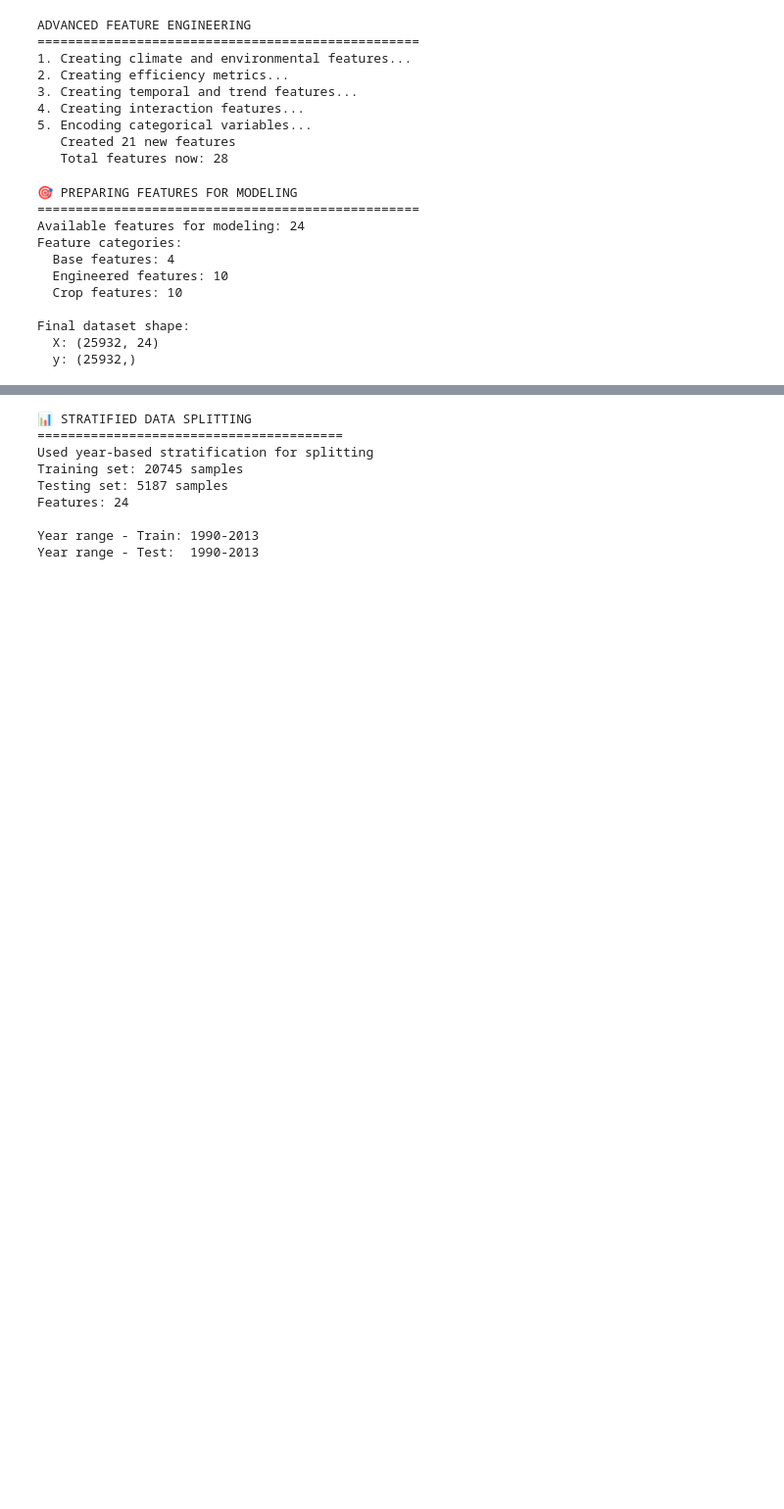
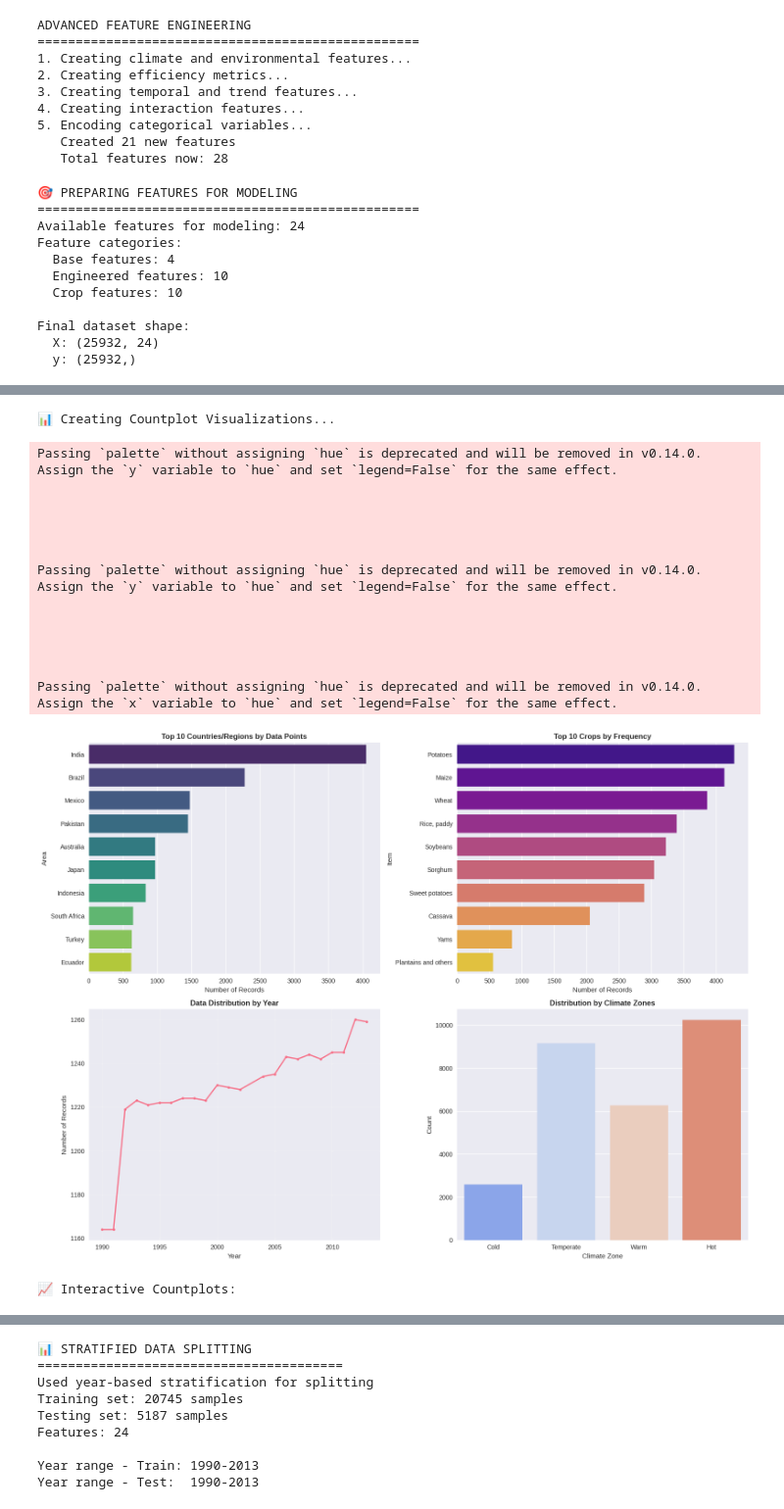
Before and after one commit to Atieng/crop-yield-predictor, a Jupyter notebook: index.ipynb, the cells around one changed output, grey strips where cells are left out. Shown at 98% size. Saved outputs shown, nothing was run; the diff lists cells and outputs as text; code cells hidden in the pictures; blank space fills up the shorter version.

```diff
--- a/index.ipynb
+++ b/index.ipynb
@@ -637,0 +715,77 @@ Final dataset shape:
+# %%
+def create_countplots(df):
+    """
+    Create countplot visualizations for categorical variables
+    """
+    print("📊 Creating Countplot Visualizations...")
+
+    fig, axes = plt.subplots(2, 2, figsize=(16, 12))
+
+    # 1. Top Countries/Regions
+    if 'Area' in df.columns:
+        top_countries = df['Area'].value_counts().head(10)
+        sns.barplot(x=top_countries.values, y=top_countries.index, ax=axes[0,0], palette='viridis')
+        axes[0,0].set_title('Top 10 Countries/Regions by Data Points', fontweight='bold')
+        axes[0,0].set_xlabel('Number of Records')
+
+    # 2. Crop Distribution
+    if 'Item' in df.columns:
+        top_crops = df['Item'].value_counts().head(10)
+        sns.barplot(x=top_crops.values, y=top_crops.index, ax=axes[0,1], palette='plasma')
+        axes[0,1].set_title('Top 10 Crops by Frequency', fontweight='bold')
+        axes[0,1].set_xlabel('Number of Records')
+
+    # 3. Year Distribution
+    if 'Year' in df.columns:
+        year_counts = df['Year'].value_counts().sort_index()
+        axes[1,0].plot(year_counts.index, year_counts.values, marker='o', linewidth=2, markersize=4)
+        axes[1,0].set_title('Data Distribution by Year', fontweight='bold')
+        axes[1,0].set_xlabel('Year')
+        axes[1,0].set_ylabel('Number of Records')
+        axes[1,0].grid(True, alpha=0.3)
+
+    # 4. Climate Zone Distribution (if available)
+    if 'avg_temp' in df.columns:
+        # Create temperature zones
+        temp_zones = pd.cut(df['avg_temp'], bins=[-np.inf, 10, 20, 25, np.inf],
+                           labels=['Cold', 'Temperate', 'Warm', 'Hot'])
+        zone_counts = temp_zones.value_counts()
+        sns.barplot(x=zone_counts.index, y=zone_counts.values, ax=axes[1,1], palette='coolwarm')
+        axes[1,1].set_title('Distribution by Climate Zones', fontweight='bold')
+        axes[1,1].set_xlabel('Climate Zone')
+        axes[1,1].set_ylabel('Count')
+
+    plt.tight_layout()
+    plt.show()
+
+    # Interactive Countplots with Plotly
+    print("\n📈 Interactive Countplots:")
+    if 'Item' in df.columns:
+        crop_counts = df['Item'].value_counts().head(15)
+        fig = px.bar(x=crop_counts.values, y=crop_counts.index,
+                     orientation='h',
+                     title='Crop Distribution',
+                     labels={'x': 'Count', 'y': 'Crop Type'},
+                     color=crop_counts.values,
+                     color_continuous_scale='Viridis')
+        fig.show()
+
+# Run countplot analysis
+create_countplots(yield_df)
+# %% [output]
+📊 Creating Countplot Visualizations...
+Passing `palette` without assigning `hue` is deprecated and will be removed in v0.14.0. Assign the `y` variable to `hue` and set `legend=False` for the same effect.
+
+
+
+
+
+Passing `palette` without assigning `hue` is deprecated and will be removed in v0.14.0. Assign the `y` variable to `hue` and set `legend=False` for the same effect.
+
+
+
+
+
+Passing `palette` without assigning `hue` is deprecated and will be removed in v0.14.0. Assign the `x` variable to `hue` and set `legend=False` for the same effect.
+[figure, added]
+📈 Interactive Countplots:
```
Also changed, not shown: parts of 13 cells of this notebook.
